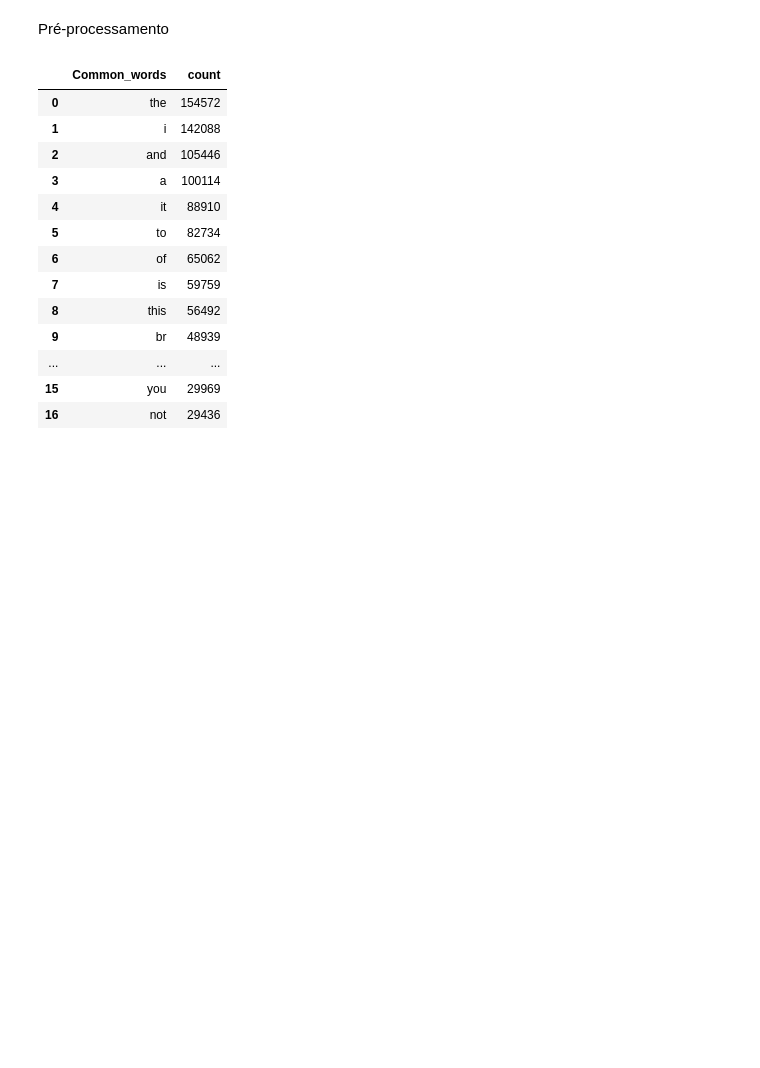
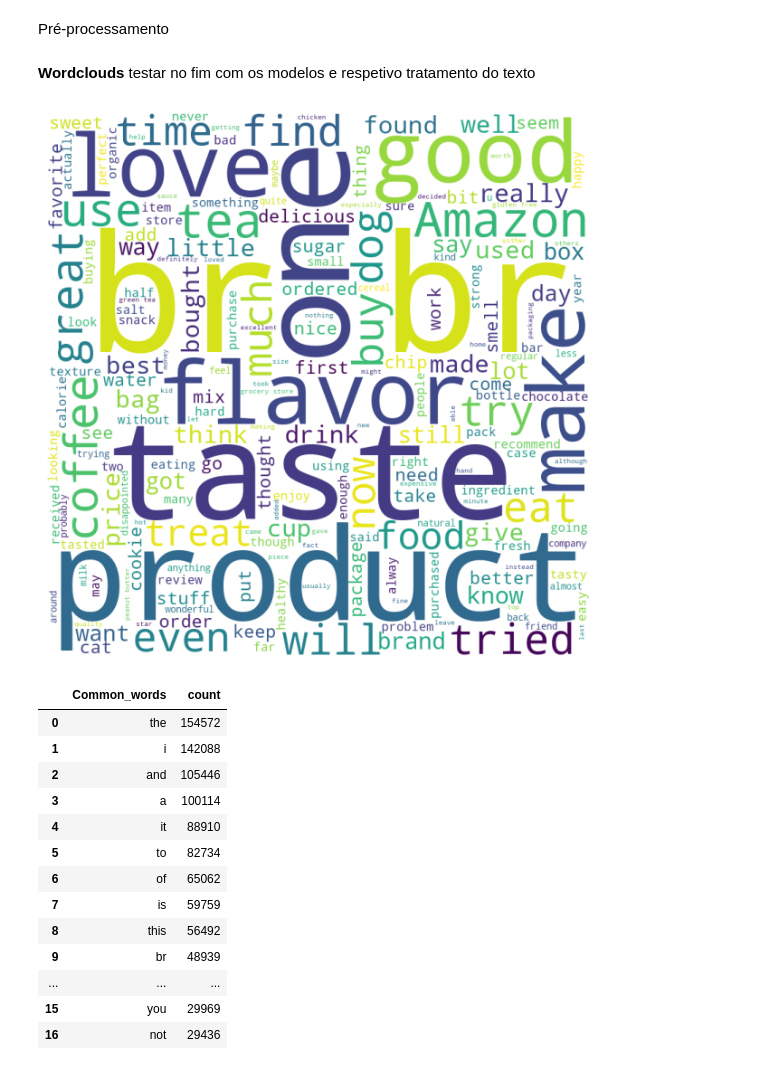
Before and after one commit to nuno5645/text_mining, a Jupyter notebook: Text_Mining.ipynb, the cells around one changed output. Cells and saved outputs as stored; diff of their text form; code cells hidden in the pictures; blank space fills up the shorter version.

```diff
--- a/Text_Mining.ipynb
+++ b/Text_Mining.ipynb
@@ -376,3 +378,27 @@ Pré-processamento
+# %% [markdown]
+**Wordclouds** testar no fim com os modelos e respetivo tratamento do texto
+# %%
+from wordcloud import WordCloud
+import matplotlib.pyplot as plt
+
+# Concatena todas as reviews em uma única string
+text = " ".join(review for review in train_data['review'])
+
+# Crie a instância WordCloud
+wordcloud = WordCloud(width = 800, height = 800,
+                background_color ='white',
+                stopwords = None,
+                min_font_size = 10).generate(text)
+
+# Plote o WordCloud
+plt.figure(figsize = (6, 6), facecolor = None)
+plt.imshow(wordcloud)
+plt.axis("off")
+plt.tight_layout(pad = 0)
+
+plt.show()
+# %% [output]
+[figure, added]
 # %%
 from collections import Counter
 import pandas as pd
```
Also changed, not shown: parts of 3 cells of this notebook.
